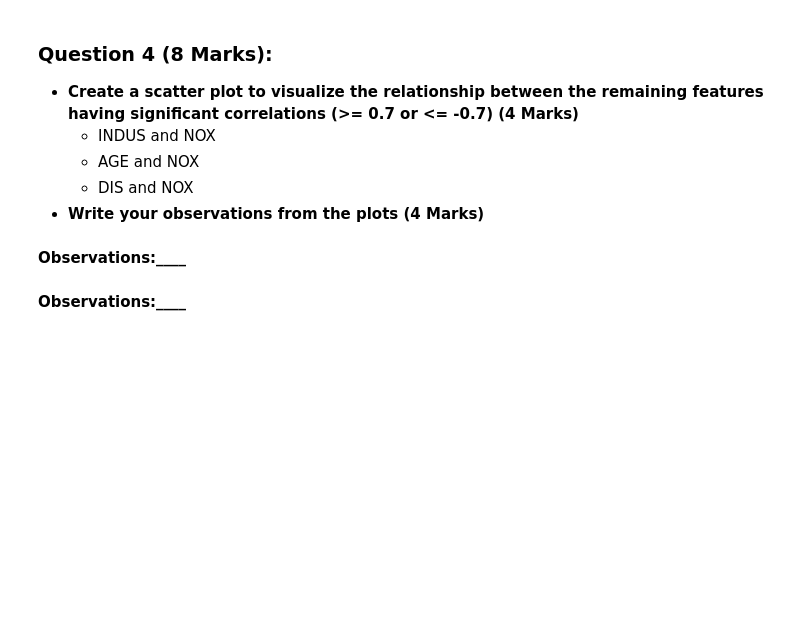
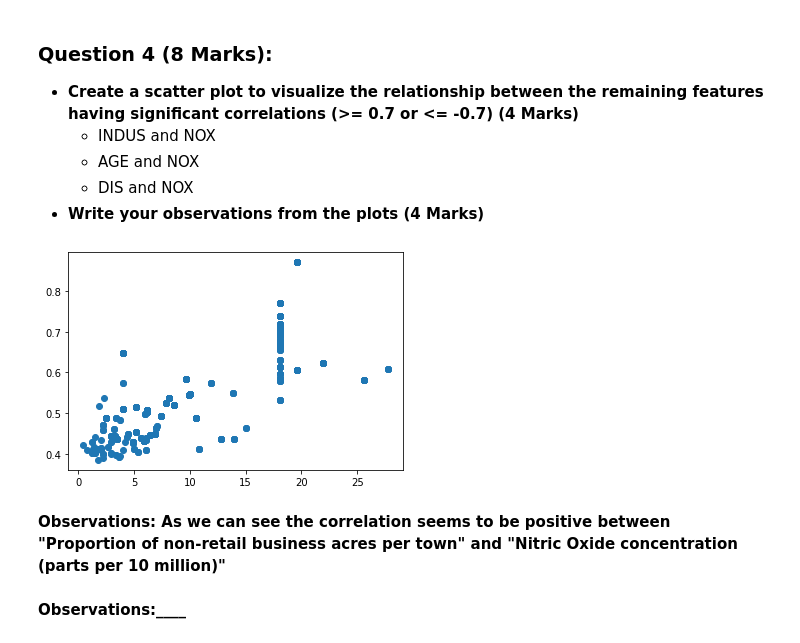
Before and after one commit to deadman20018/AppliedDataScience, a Jupyter notebook: Elective Project ML/Learners_Notebook_Boston_house_price.ipynb, the cells around one changed output. Saved outputs shown, nothing was run; the diff lists cells and outputs as text; code cells hidden in the pictures; blank space fills up the shorter version.

```diff
--- a/Case studies for weeks 2-5 python for data science/Learners_Notebook_Boston_house_price.ipynb
+++ b/Elective Project ML/Learners_Notebook_Boston_house_price.ipynb
@@ -306,5 +300,12 @@ plt.show()
-# %% [markdown]
-**Observations:____**
+# %%
+# Write you code here
+plt.scatter(df['INDUS'], df['NOX'])
+
+plt.show()
+# %% [output]
+[figure, added]
+# %% [markdown]
+**Observations: As we can see the correlation seems to be positive between "Proportion of non-retail business acres per town" and "Nitric Oxide concentration (parts per 10 million)"**
 # %%
 # Scatterplot to visualize the relationship between AGE and NOX
 plt.figure(figsize = (6, 6))
```
Also changed, not shown: parts of 5 cells of this notebook, 1 other file.
